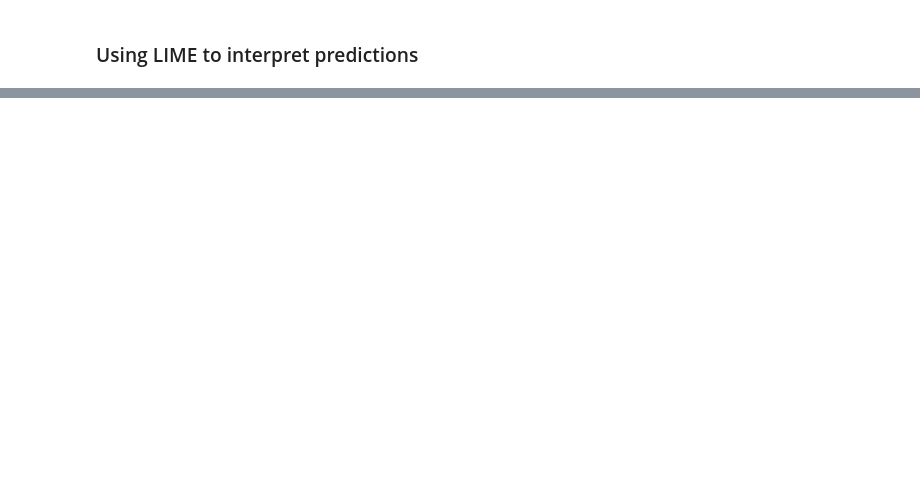
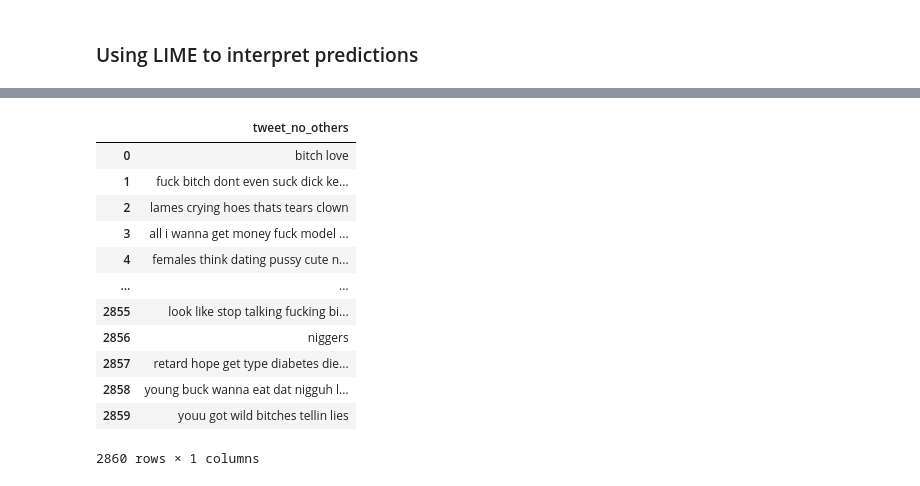
Before and after one commit to sheensta/twitter_hate_speech, a Jupyter notebook: notebooks/Week2_Features_Sean.ipynb, the cells around one changed output, grey strips where cells are left out. Saved outputs shown, nothing was run; the diff lists cells and outputs as text; code cells hidden in the pictures; blank space fills up the shorter version.

```diff
--- a/notebooks/Week2_Features_Sean.ipynb
+++ b/notebooks/Week2_Features_Sean.ipynb
@@ -575,0 +574,19 @@ Actual classification: Offensive
+# %%
+from keras.preprocessing import text
+from keras.utils import np_utils
+from keras.preprocessing import sequence
+
+tokenizer = text.Tokenizer()
+tokenizer.fit_on_texts(corpus)
+word2id = tokenizer.word_index
+
+word2id['PAD'] = 0
+id2word = {v:k for k, v in word2id.items()}
+wids = [[word2id[w] for w in text.text_to_word_sequence(doc)] for doc in corpus]
+
+vocab_size = len(word2id)
+embed_size = 100
+window_size = 2
+
+print('Vocabulary Size:', vocab_size)
+print('Vocabulary Sample:', list(word2id.items())[:10])
@@ -575,0 +761,16 @@ Actual classification: Offensive
+# %%
+pd.DataFrame(corpus)
+# %% [output]
+|  | tweet_no_others |
+| 0 | bitch love |
+| 1 | fuck bitch dont even suck dick ke... |
+| 2 | lames crying hoes thats tears clown |
+| 3 | all i wanna get money fuck model ... |
+| 4 | females think dating pussy cute n... |
+| ... | ... |
+| 2855 | look like stop talking fucking bi... |
+| 2856 | niggers |
+| 2857 | retard hope get type diabetes die... |
+| 2858 | young buck wanna eat dat nigguh l... |
+| 2859 | youu got wild bitches tellin lies |
+2860 rows × 1 columns
```
Also changed, not shown: parts of 31 cells of this notebook, 1 other file.
